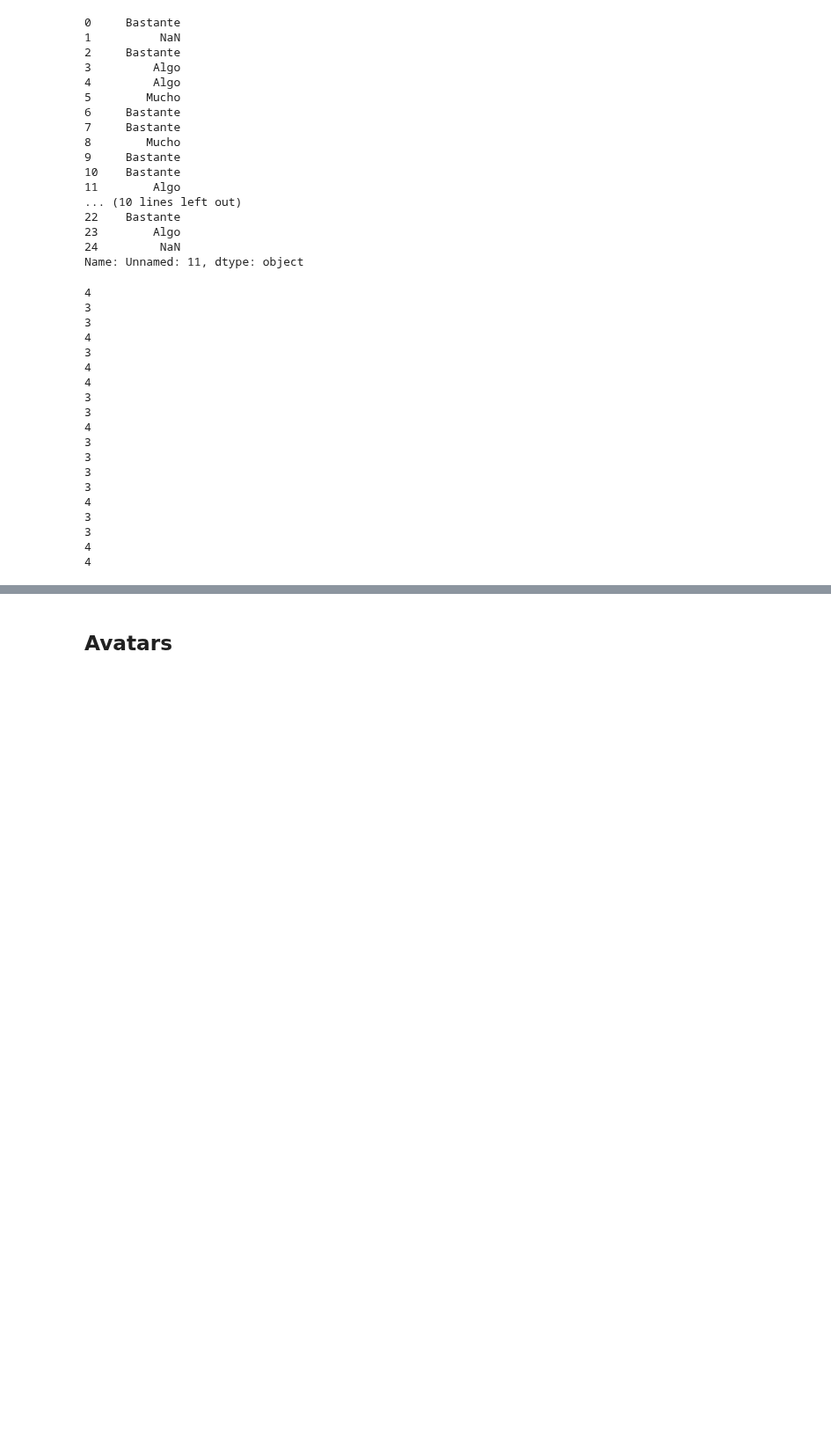
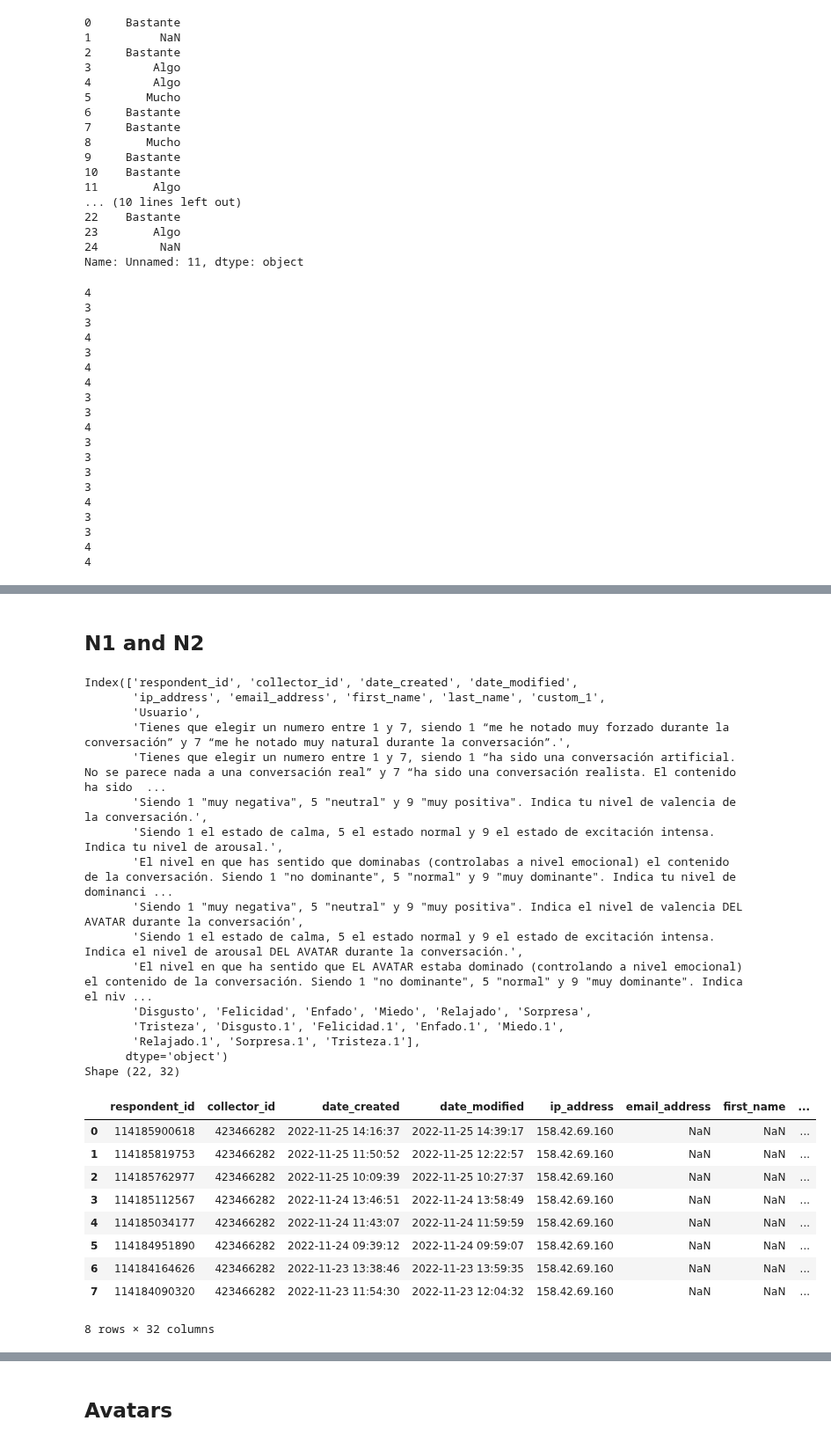
Before and after one commit to ASAPLableni/LableniBot, a Jupyter notebook: DataAnalysis/AnalysisQuest.ipynb, the cells around one changed output, grey strips where cells are left out. Shown at 88% size. Cells and saved outputs as stored; diff of their text form; code cells hidden in the pictures; blank space fills up the shorter version.

```diff
--- a/DataAnalysis/AnalysisQuest.ipynb
+++ b/DataAnalysis/AnalysisQuest.ipynb
@@ -77,0 +310,34 @@ for col in cols_see:
+# %% [markdown]
+## N1 and N2
+# %%
+df_n1 = pd.read_excel("../Cuestionarios/CHATBOTs_N1.xlsx", skiprows=[1])
+print(df_n1.columns)
+print("Shape", df_n1.shape)
+display(df_n1.head(8))
+# %% [output]
+Index(['respondent_id', 'collector_id', 'date_created', 'date_modified',
+       'ip_address', 'email_address', 'first_name', 'last_name', 'custom_1',
+       'Usuario',
+       'Tienes que elegir un numero entre 1 y 7, siendo 1 “me he notado muy forzado durante la conversación” y 7 “me he notado muy natural durante la conversación”.',
+       'Tienes que elegir un numero entre 1 y 7, siendo 1 “ha sido una conversación artificial. No se parece nada a una conversación real” y 7 “ha sido una conversación realista. El contenido ha sido  ...
+       'Siendo 1 "muy negativa", 5 "neutral" y 9 "muy positiva". Indica tu nivel de valencia de la conversación.',
+       'Siendo 1 el estado de calma, 5 el estado normal y 9 el estado de excitación intensa. Indica tu nivel de arousal.',
+       'El nivel en que has sentido que dominabas (controlabas a nivel emocional) el contenido de la conversación. Siendo 1 "no dominante", 5 "normal" y 9 "muy dominante". Indica tu nivel de dominanci ...
+       'Siendo 1 "muy negativa", 5 "neutral" y 9 "muy positiva". Indica el nivel de valencia DEL AVATAR durante la conversación',
+       'Siendo 1 el estado de calma, 5 el estado normal y 9 el estado de excitación intensa. Indica el nivel de arousal DEL AVATAR durante la conversación.',
+       'El nivel en que ha sentido que EL AVATAR estaba dominado (controlando a nivel emocional) el contenido de la conversación. Siendo 1 "no dominante", 5 "normal" y 9 "muy dominante". Indica el niv ...
+       'Disgusto', 'Felicidad', 'Enfado', 'Miedo', 'Relajado', 'Sorpresa',
+       'Tristeza', 'Disgusto.1', 'Felicidad.1', 'Enfado.1', 'Miedo.1',
+       'Relajado.1', 'Sorpresa.1', 'Tristeza.1'],
+      dtype='object')
+Shape (22, 32)
+|  | respondent_id | collector_id | date_created | date_modified | ip_address | email_address | first_name | ... |
+| 0 | 114185900618 | 423466282 | 2022-11-25 14:16:37 | 2022-11-25 14:39:17 | 158.42.69.160 | NaN | NaN | ... |
+| 1 | 114185819753 | 423466282 | 2022-11-25 11:50:52 | 2022-11-25 12:22:57 | 158.42.69.160 | NaN | NaN | ... |
+| 2 | 114185762977 | 423466282 | 2022-11-25 10:09:39 | 2022-11-25 10:27:37 | 158.42.69.160 | NaN | NaN | ... |
+| 3 | 114185112567 | 423466282 | 2022-11-24 13:46:51 | 2022-11-24 13:58:49 | 158.42.69.160 | NaN | NaN | ... |
+| 4 | 114185034177 | 423466282 | 2022-11-24 11:43:07 | 2022-11-24 11:59:59 | 158.42.69.160 | NaN | NaN | ... |
+| 5 | 114184951890 | 423466282 | 2022-11-24 09:39:12 | 2022-11-24 09:59:07 | 158.42.69.160 | NaN | NaN | ... |
+| 6 | 114184164626 | 423466282 | 2022-11-23 13:38:46 | 2022-11-23 13:59:35 | 158.42.69.160 | NaN | NaN | ... |
+| 7 | 114184090320 | 423466282 | 2022-11-23 11:54:30 | 2022-11-23 12:04:32 | 158.42.69.160 | NaN | NaN | ... |
+8 rows × 32 columns
```
Also changed, not shown: parts of 21 cells of this notebook.
